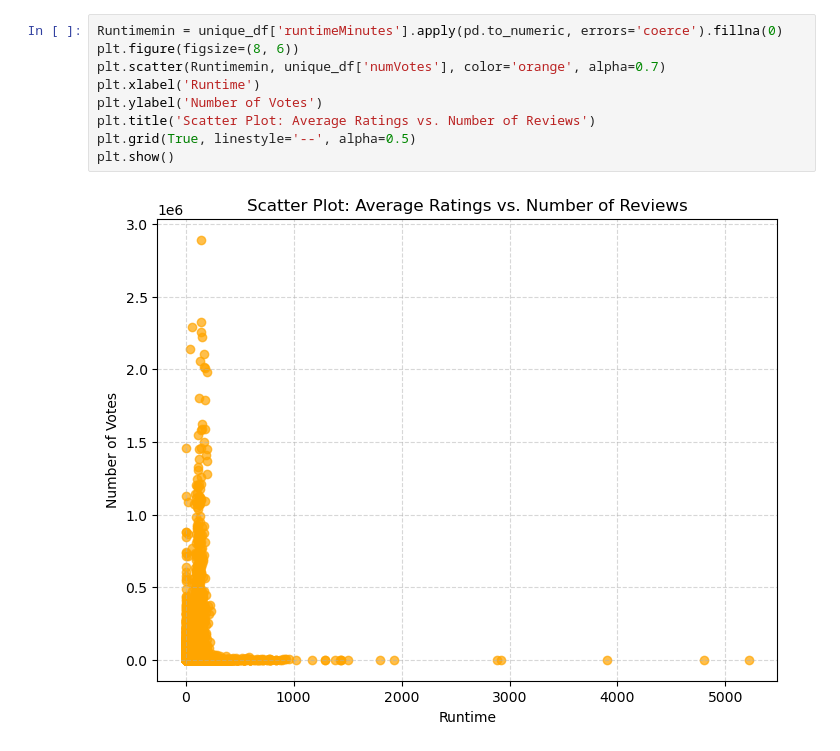
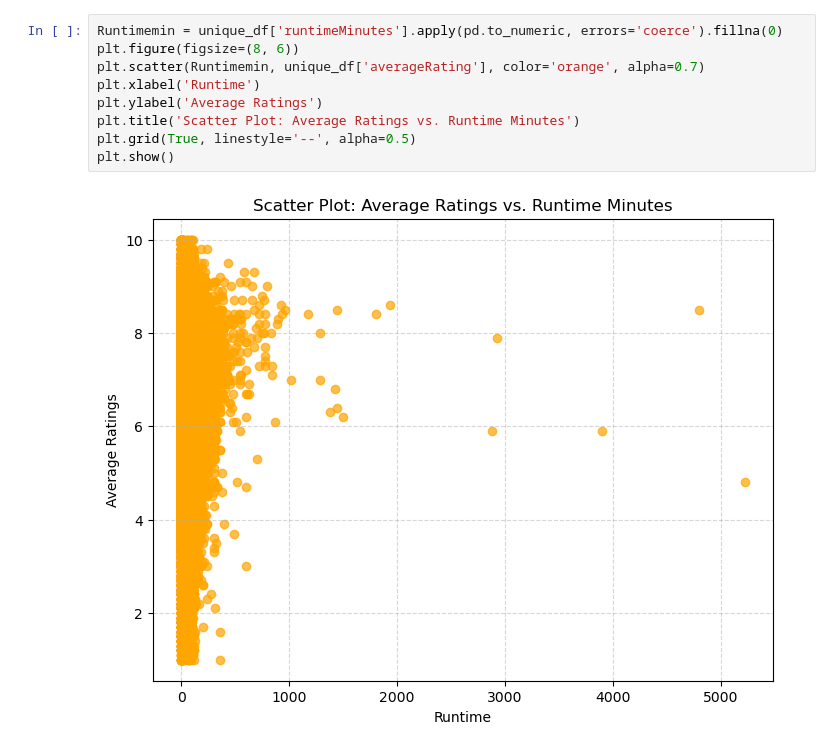
Before and after one commit to Rams7771/Project-1---Group-3, a Jupyter notebook: Merge-ALL.ipynb, the cells around one changed output. Saved outputs shown, nothing was run; the diff lists cells and outputs as text.

```diff
--- a/Merge-ALL.ipynb
+++ b/Merge-ALL.ipynb
@@ -379,11 +379,11 @@ unique_df.sort_values(by='numVotes', ascending=True).head(20)
 # %%
 Runtimemin = unique_df['runtimeMinutes'].apply(pd.to_numeric, errors='coerce').fillna(0)
 plt.figure(figsize=(8, 6))
-plt.scatter(Runtimemin, unique_df['numVotes'], color='orange', alpha=0.7)
+plt.scatter(Runtimemin, unique_df['averageRating'], color='orange', alpha=0.7)
 plt.xlabel('Runtime')
-plt.ylabel('Number of Votes')
-plt.title('Scatter Plot: Average Ratings vs. Number of Reviews')
+plt.ylabel('Average Ratings')
+plt.title('Scatter Plot: Average Ratings vs. Runtime Minutes')
 plt.grid(True, linestyle='--', alpha=0.5)
 plt.show()
 # %% [output]
-[figure, old version]
+[figure, new version]
```
Also changed, not shown: parts of 1 cell of this notebook.
